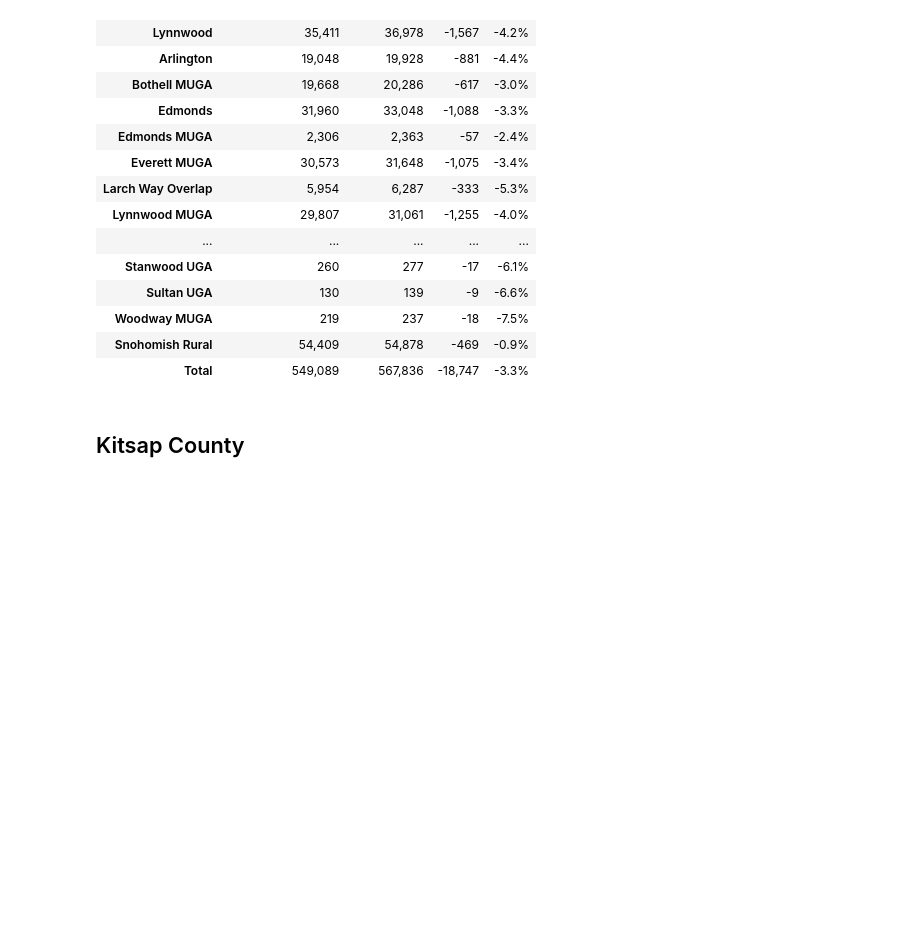
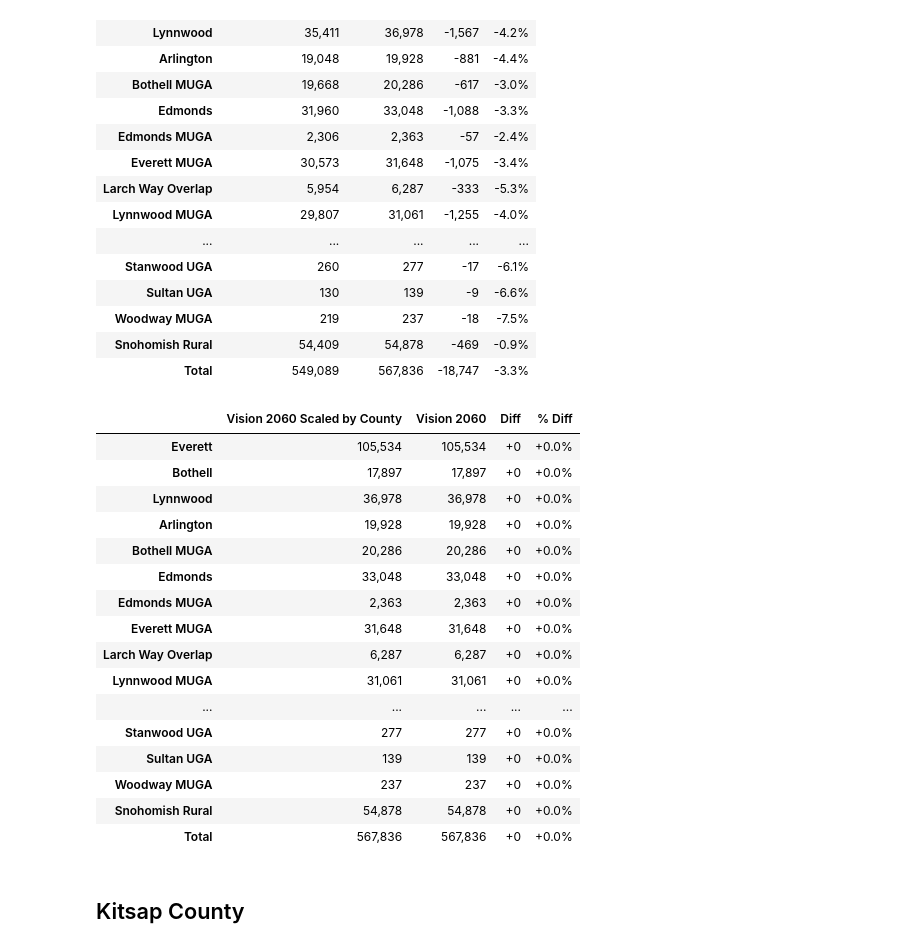
Before and after one commit to psrc/control_totals, a Jupyter notebook: control_totals/validation/summary_scripts/households_compare_2060.ipynb, the cells around one changed output. Cells and saved outputs as stored; diff of their text form; code cells hidden in the pictures; blank space fills up the shorter version.

```diff
--- a/control_totals/validation/summary_scripts/households_compare_2060.ipynb
+++ b/control_totals/validation/summary_scripts/households_compare_2060.ipynb
@@ -90,6 +140,26 @@ compare_hh_target_area(FORECAST_A, FORECAST_B, YEAR, 53061)
 | Woodway MUGA | 219 | 237 | -18 | -7.5% |
 | Snohomish Rural | 54,409 | 54,878 | -469 | -0.9% |
 | Total | 549,089 | 567,836 | -18,747 | -3.3% |
+# %%
+compare_hh_target_area(FORECAST_C, FORECAST_B, YEAR, 53061)
+# %% [output]
+|  | Vision 2060 Scaled by County | Vision 2060 | Diff | % Diff |
+| Everett | 105,534 | 105,534 | +0 | +0.0% |
+| Bothell | 17,897 | 17,897 | +0 | +0.0% |
+| Lynnwood | 36,978 | 36,978 | +0 | +0.0% |
+| Arlington | 19,928 | 19,928 | +0 | +0.0% |
+| Bothell MUGA | 20,286 | 20,286 | +0 | +0.0% |
+| Edmonds | 33,048 | 33,048 | +0 | +0.0% |
+| Edmonds MUGA | 2,363 | 2,363 | +0 | +0.0% |
+| Everett MUGA | 31,648 | 31,648 | +0 | +0.0% |
+| Larch Way Overlap | 6,287 | 6,287 | +0 | +0.0% |
+| Lynnwood MUGA | 31,061 | 31,061 | +0 | +0.0% |
+| ... | ... | ... | ... | ... |
+| Stanwood UGA | 277 | 277 | +0 | +0.0% |
+| Sultan UGA | 139 | 139 | +0 | +0.0% |
+| Woodway MUGA | 237 | 237 | +0 | +0.0% |
+| Snohomish Rural | 54,878 | 54,878 | +0 | +0.0% |
+| Total | 567,836 | 567,836 | +0 | +0.0% |
 # %% [markdown]
 ## Kitsap County
 # %%
```
Also changed, not shown: parts of 6 cells of this notebook, 23 other files.
